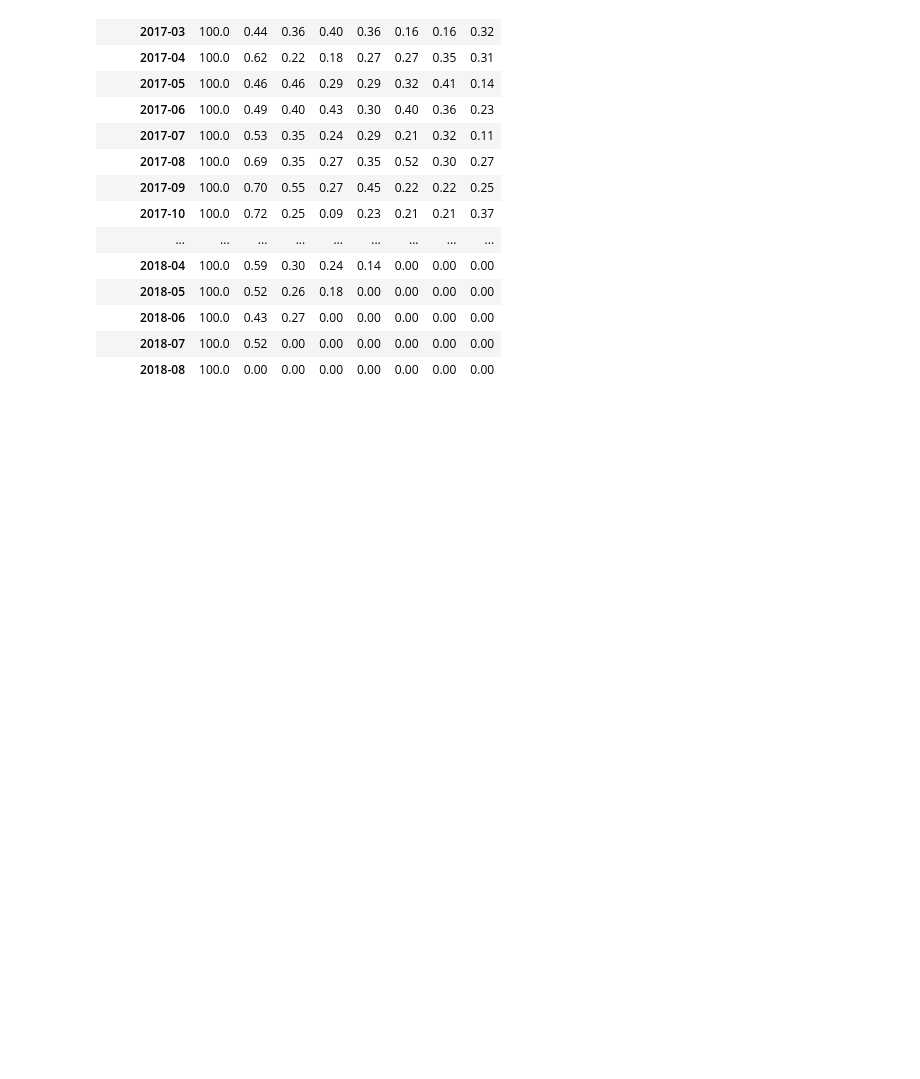
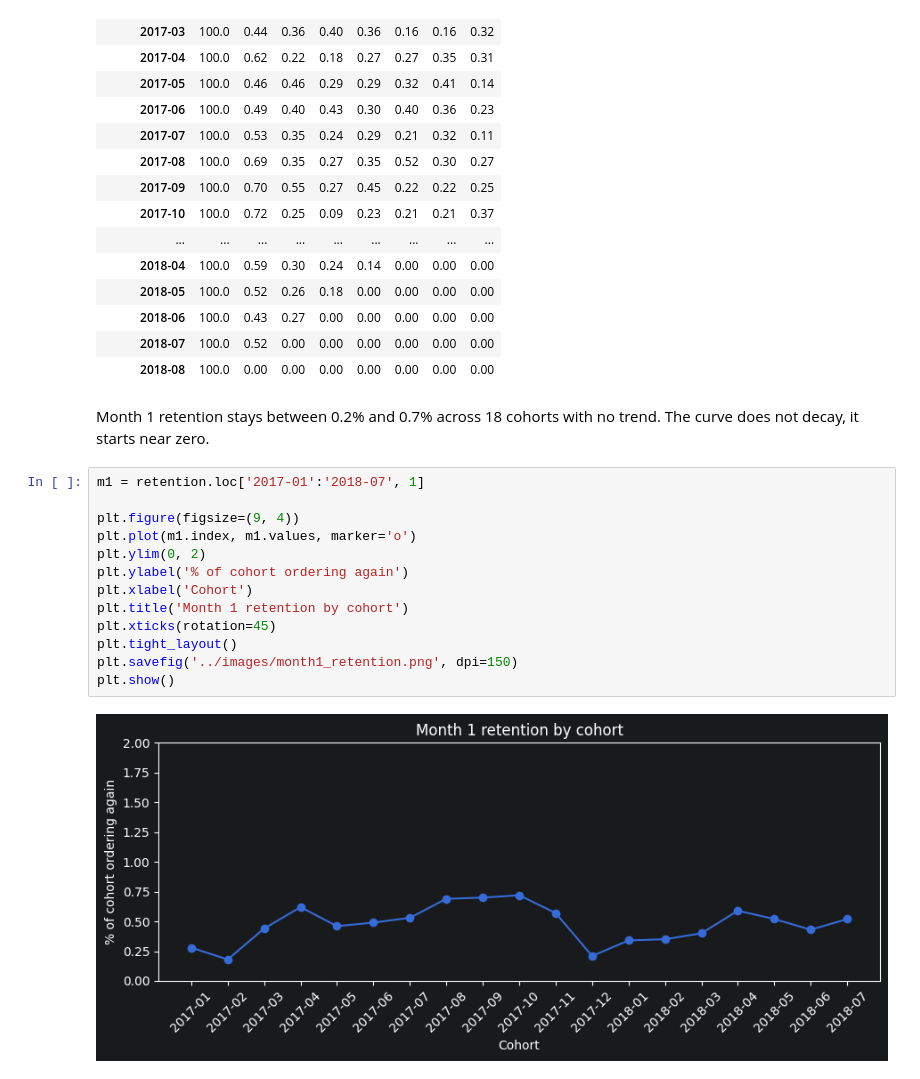
Before and after one commit to arocasim/olist_delivery_risk, a Jupyter notebook: notebooks/04_sql_analysis.ipynb, the cells around one changed output. Drawn from its saved outputs; the diff is of its cells as text; blank space fills up the shorter version.

```diff
--- a/notebooks/04_sql_analysis.ipynb
+++ b/notebooks/04_sql_analysis.ipynb
@@ -475,3 +513,21 @@ retention.loc['2017-01':].iloc[:, :8]
 | 2018-06 | 100.0 | 0.43 | 0.27 | 0.00 | 0.00 | 0.00 | 0.00 | 0.00 |
 | 2018-07 | 100.0 | 0.52 | 0.00 | 0.00 | 0.00 | 0.00 | 0.00 | 0.00 |
 | 2018-08 | 100.0 | 0.00 | 0.00 | 0.00 | 0.00 | 0.00 | 0.00 | 0.00 |
+# %% [markdown]
+Month 1 retention stays between 0.2% and 0.7% across 18 cohorts with no trend. The curve does
+not decay, it starts near zero.
+# %%
+m1 = retention.loc['2017-01':'2018-07', 1]
+
+plt.figure(figsize=(9, 4))
+plt.plot(m1.index, m1.values, marker='o')
+plt.ylim(0, 2)
+plt.ylabel('% of cohort ordering again')
+plt.xlabel('Cohort')
+plt.title('Month 1 retention by cohort')
+plt.xticks(rotation=45)
+plt.tight_layout()
+plt.savefig('../images/month1_retention.png', dpi=150)
+plt.show()
+# %% [output]
+[figure, added]
```
Also changed, not shown: parts of 49 cells of this notebook, 2 other files.
